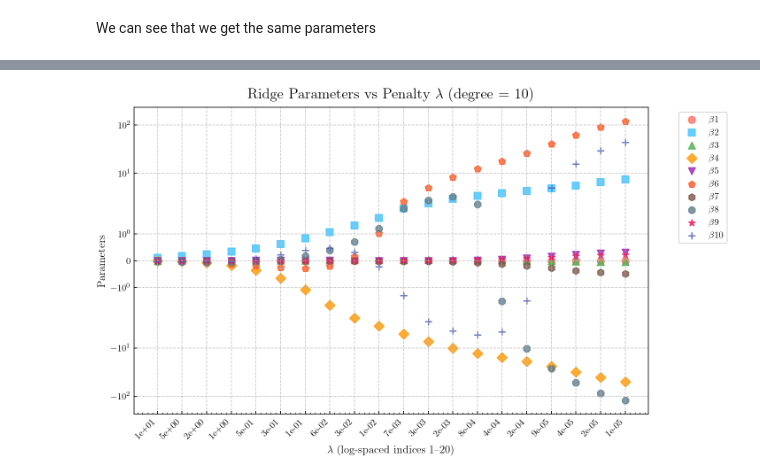
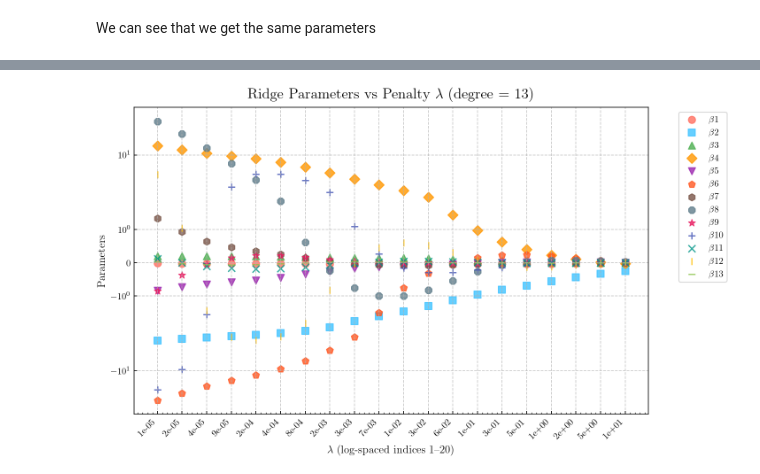
Before and after one commit to egil10/FYSSTK3155, a Jupyter notebook: PROJECT 1/Code/Exb.ipynb, the cells around one changed output, grey strips where cells are left out. Cells and saved outputs as stored; diff of their text form; code cells hidden in the pictures.

```diff
--- a/PROJECT 1/Code/Exb.ipynb
+++ b/PROJECT 1/Code/Exb.ipynb
@@ -56,7 +58,7 @@ for pol in pol_degrees:
     scaler = StandardScaler()
     X_train_s = scaler.fit_transform(X_train)
     X_test_s = scaler.transform(X_test)
-    y_offset = np.mean(y)
+    y_offset = np.mean(y_train)
 
     for i,lam in enumerate(lambdas):
         beta_Ridge = Ridge_parameters(X_train_s,y_train,lambda_=lam)
@@ -68,6 +70,8 @@ df.index = pol_degrees
 df.columns = lambdas
 df = df.rename_axis("Pol deg", axis=0).rename_axis("Lambda", axis=1)
 df
+
+# print(np.argmin(df))
 # %% [output]
 | Lambda | 0.00000 | 0.00001 | 0.00010 | 0.00100 | 0.01000 | 0.10000 | 1.00000 | 10.00000 |
 | Pol deg |  |  |  |  |  |  |  |  |
@@ -141,18 +193,19 @@ We had the lowest MSE in the table with a value of 0.002194 with a lambda of 10e
 # %%
+x, y, x_train, x_test, y_train, y_test, y_noisy = prepare_data()
 lambdas = np.logspace(1,-5,100)
 n = len(lambdas)
-
+pol = 13
 mse_scores = np.zeros(n)
 r2_scores = np.zeros(n)
 
 for i,lam in enumerate(lambdas):
-    X_train = polynomial_features(x_train,10, False)
-    X_test = polynomial_features(x_test, 10, False)
+    X_train = polynomial_features(x_train,pol, False)
+    X_test = polynomial_features(x_test, pol, False)
 
     scaler = StandardScaler()
     X_train_s = scaler.fit_transform(X_train)
     X_test_s = scaler.transform(X_test)
-    y_offset = np.mean(y)
+    y_offset = np.mean(y_train)
 
     beta_Ridge = Ridge_parameters(X_train_s,y_train,lam)
     y_test_fit = X_test_s@beta_Ridge+y_offset
@@ -175,8 +228,8 @@ ax2.set_ylabel('$R^2$ Score', color='tab:red')
 ax2.tick_params(axis='y', labelcolor='tab:red')
 
 # Title and layout
-plt.title('MSE and $R^2$ Score for different lambda $(p=10)$')
+plt.title(f'MSE and $R^2$ Score for different lambda $(p={pol})$')
 fig.tight_layout()
-plt.savefig("Plots/Ridge_MSE_and_R2deg10.pdf", bbox_inches="tight")
+# plt.savefig("Plots/Ridge_MSE_and_R2deg10.pdf", bbox_inches="tight")
 plt.show()
 # %% [output]
@@ -186,61 +239,64 @@ See how $\theta$ blows up as parameters increase
 # %%
+x, y, x_train, x_test, y_train, y_test, y_noisy = prepare_data()
+degree = 13
+X_train = polynomial_features(x_train,degree, False)
+X_test = polynomial_features(x_test, degree, False)
+X_plot = polynomial_features(x, degree, False)
 
-# ------------ data & design matrix ------------
-degree = 10                               # keep polynomial degree fixed
+scaler = StandardScaler()
+X_train_s = scaler.fit_transform(X_train)
+X_test_s = scaler.transform(X_test)
+X_plot_s  = scaler.transform(X_plot)
+y_offset = np.mean(y_train)
 
-# Match your earlier plotting of β1..βp (no intercept column)
-X = polynomial_features(x, p=degree, intercept=False)
-
-# ------------ sweep over λ and collect parameters ------------
-# 20 lambda values to mirror the "1..20" density from your degree-plot
-lambdas = np.logspace(1, -5, 20)
+# Make lambda array and empty array to store parameters
+lambdas = np.logspace(-5, 1, 20)
 parameters = np.zeros((len(lambdas), degree))
 
+# Compute parameters and store in array
 for i, lam in enumerate(lambdas):
-    beta = Ridge_parameters(X, y_noisy, lambda_=lam)   # penalizes all coefficients (no intercept in X)
+    beta = Ridge_parameters(X_train_s, y_train, lambda_=lam)
     parameters[i, :] = beta
 
-# ------------ plot (keep the exact same styling choices) ------------
+# Plot
 plt.figure()
 markers = ['o', 's', '^', 'D', 'v', 'p', 'h', '8', '*', '+', 'x', '|', '_', '1', '2', '3', '4', '<', '>', 'H', 'X', 'P', 'D', 'o', 's']
 colors  = ['#FF6F61', '#40C4FF', '#4CAF50', '#FF9800', '#9C27B0', '#FF5722', '#795548', '#607D8B', '#E91E63', '#3F51B5', '#009688', '#FFC107', '#8BC34A', '#FF9800', '#F44336', '#2196F3', '#4CAF50', '#FF9800', '#9C27B0', '#FF5722', '#795548', '#607D8B', '#E91E63', '#3F51B5', '#009688']
 
-# We'll put each lambda at an integer x-position (1..20) to preserve your scatter style;
-# then label the ticks with the scientific notation of λ.
 plot_indices = list(range(1, len(lambdas) + 1))
 
 legend_added = set()
 
 for idx, x_pos in enumerate(plot_indices):
-    lam_params = parameters[idx, :degree]         # β1..β_degree at this λ
-    degree_x   = np.full(degree, x_pos)           # all points for this λ share same x position
+    lam_params = parameters[idx, :degree]
+    degree_x   = np.full(degree, x_pos)
     degree_y   = lam_params
 
     for j in range(degree):
         label = rf'$\beta${j+1}' if j not in legend_added else ""
         if label:
             legend_added.add(j)
 
         plt.scatter(degree_x[j], degree_y[j],
                     marker=markers[j % len(markers)],
                     color=colors[j % len(colors)],
                     s=60, alpha=0.8, label=label)
 
-# Titles, labels, scales, grid, legend placement, and sizing kept identical in style
+# Titles, labels, scales, grid, legend placement, and sizing
 plt.title(rf"Ridge Parameters vs Penalty $\lambda$ (degree = {degree})", fontsize=16, fontfamily='sans-serif', pad=10)
 plt.xlabel("$\lambda$ (log-spaced indices 1–20)", fontsize=12, fontfamily='sans-serif')
 plt.ylabel("Parameters", fontsize=12, fontfamily='sans-serif')
 plt.yscale('symlog')
 
-# Set x-ticks to 1..20 and label them with λ in scientific notation
+# Set x-ticks to 1..20
 plt.xticks(plot_indices, [f"{lam:.0e}" for lam in lambdas], rotation=45, ha="right")
 
 plt.grid(True, linestyle='--', alpha=0.7)
 plt.legend(bbox_to_anchor=(1.05, 1), loc='upper left', fontsize=10)
 
 fig = plt.gcf()
 fig.set_size_inches(10, 6)
 plt.savefig("Plots/ridge_parameters_by_lambda_deg10.pdf", bbox_inches="tight")
 plt.show()
 # %% [output]
-[figure, old version]
+[figure, new version]
```
Also changed, not shown: parts of 12 cells of this notebook, 7 other files.
